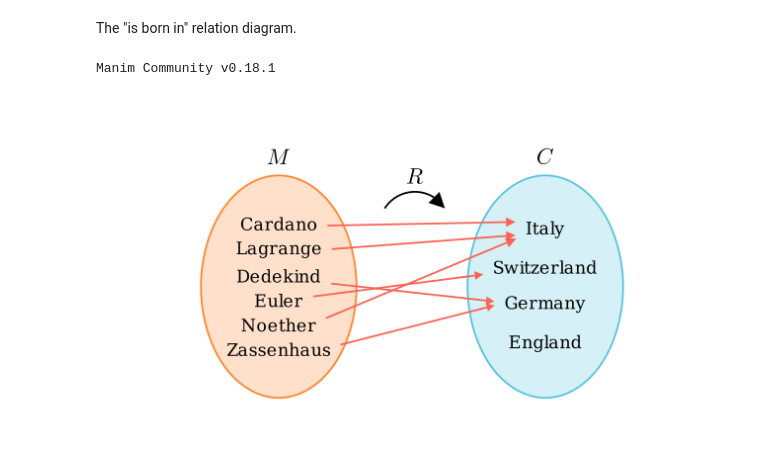
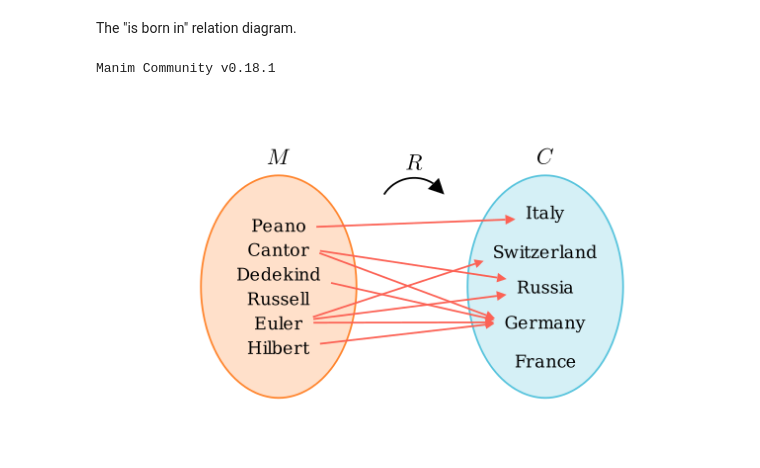
Before and after one commit to PhotonicGluon/NZQRC-Book, a Jupyter notebook: code/image_generation/part-0.ipynb, the cells around one changed output. Saved outputs shown, nothing was run; the diff lists cells and outputs as text; code cells hidden in the pictures.

Commit message:
Change the "is born in" relation to the "lived in" relation

```diff
--- a/code/image_generation/part-0.ipynb
+++ b/code/image_generation/part-0.ipynb
@@ -28,72 +28,70 @@ Loaded toggle display extension.
 The "is born in" relation diagram.
 # %%
 %%handle_display
-%%manim --output_file 0-relations-is-born-in.png RelationDiagram
-
-# TODO: Continue working on this
+%%manim --output_file 0-relations-lived-in-relation.png RelationDiagram
 
 M_FONT_SIZE = 28
 C_FONT_SIZE = 28
 
 ARROW_STROKE_WIDTH = 4
 ARROW_TIP_RATIO = 0.05
 
 class RelationDiagram(Scene):
     def construct(self):
         # Create the ellipses
         ellipse_m = Ellipse(width=3.5, height=5, color=ORANGE)
         ellipse_m.set_fill(ORANGE, opacity=0.25)
+        ellipse_m.shift(LEFT * 3)
+
         ellipse_c = Ellipse(width=3.5, height=5, color=BLUE)
         ellipse_c.set_fill(BLUE, opacity=0.25)
-
-        # Position the ellipses
-        ellipse_m.shift(LEFT * 3)
         ellipse_c.shift(RIGHT * 3)
 
         # Create labels for the ellipses
         label_m = MathTex("M", color=BLACK).next_to(ellipse_m, UP)
         label_c = MathTex("C", color=BLACK).next_to(ellipse_c, UP)
 
-        # Create elements for set M
-        elements_m = VGroup(
-            Text("Cardano", font_size=M_FONT_SIZE, color=BLACK),
-            Text("Lagrange", font_size=M_FONT_SIZE, color=BLACK),
-            Text("Dedekind", font_size=M_FONT_SIZE, color=BLACK),
-            Text("Euler", font_size=M_FONT_SIZE, color=BLACK),
-            Text("Noether", font_size=M_FONT_SIZE, color=BLACK),
-            Text("Zassenhaus", font_size=M_FONT_SIZE, color=BLACK)
-        ).arrange(DOWN, buff=0.25).move_to(ellipse_m)
+        # Create elements for sets M
+        elements_m = ["Peano", "Cantor", "Dedekind", "Russell", "Euler", "Hilbert"]
+        elements_c = ["Italy", "Switzerland", "Russia", "Germany", "France"]
 
-        # Create elements for set C
-        elements_c = VGroup(
-            Text("Italy", font_size=C_FONT_SIZE, color=BLACK),
-            Text("Switzerland", font_size=C_FONT_SIZE, color=BLACK),
-            Text("Germany", font_size=C_FONT_SIZE, color=BLACK),
-            Text("England", font_size=C_FONT_SIZE, color=BLACK)
-        ).arrange(DOWN, buff=0.5).move_to(ellipse_c)
+        elements_m = [Text(m, font_size=M_FONT_SIZE, color=BLACK) for m in elements_m]
+        elements_c = [Text(c, font_size=C_FONT_SIZE, color=BLACK) for c in elements_c]
+
+        elements_m = VGroup(*elements_m).arrange(DOWN, buff=0.25).move_to(ellipse_m)
+        elements_c = VGroup(*elements_c).arrange(DOWN, buff=0.5).move_to(ellipse_c)
 
         # Create arrows
-        arrows = VGroup(
-            Arrow(elements_m[0], elements_c[0], stroke_width=ARROW_STROKE_WIDTH, max_tip_length_to_length_ratio=ARROW_TIP_RATIO, color=RED),
-            Arrow(elements_m[1], elements_c[0], stroke_width=ARROW_STROKE_WIDTH, max_tip_length_to_length_ratio=ARROW_TIP_RATIO, color=RED),
-            Arrow(elements_m[2], elements_c[2], stroke_width=ARROW_STROKE_WIDTH, max_tip_length_to_length_ratio=ARROW_TIP_RATIO, color=RED),
-            Arrow(elements_m[3], elements_c[1], stroke_width=ARROW_STROKE_WIDTH, max_tip_length_to_length_ratio=ARROW_TIP_RATIO, color=RED),
-            Arrow(elements_m[4], elements_c[0], stroke_width=ARROW_STROKE_WIDTH, max_tip_length_to_length_ratio=ARROW_TIP_RATIO, color=RED),
-            Arrow(elements_m[5], elements_c[2], stroke_width=ARROW_STROKE_WIDTH, max_tip_length_to_length_ratio=ARROW_TIP_RATIO, color=RED)
-        )
+        arrow_links = [
+            (0, 0),  # Peano-Italy
+            (1, 2),  # Cantor-Russia
+            (1, 3),  # Cantor-Germany
+            (2, 3),  # Dedekind-Germany
+            (4, 1),  # Euler-Switzerland
+            (4, 2),  # Euler-Russia
+            (4, 3),  # Euler-Germany
+            (5, 3)   # Hilbert-Germany
+        ]
+        arrows = [
+            Arrow(
+                elements_m[i],
+                elements_c[j],
+                stroke_width=ARROW_STROKE_WIDTH,
+                max_tip_length_to_length_ratio=ARROW_TIP_RATIO,
+                color=RED
+            )
+            for i, j in arrow_links
+        ]
+        arrows = VGroup(*arrows)
 
         # Add relation label above the arrows
-        relation_label = MathTex("R", color=BLACK).next_to(arrows, 3*UP)
-        # Add curved arrow beneath the relation label
-        #refrence a point slightly to the left of the label
-
+        relation_label = MathTex("R", color=BLACK).next_to(arrows, 4*UP)
         relation_label.add(CurvedArrow(relation_label.get_left() + LEFT * 0.5, relation_label.get_right() + RIGHT * 0.5, stroke_width=ARROW_STROKE_WIDTH, color=BLACK).flip(LEFT).shift(DOWN * 0.35))
-
 
         # Add all elements to the scene
         group = Group(ellipse_m, ellipse_c, label_m, label_c, elements_m, elements_c, arrows, relation_label)
         group.center()
         self.add(group)
 # %% [output]
 Manim Community v0.18.1
-[figure, old version]
+[figure, new version]
```
Also changed, not shown: 3 other files.
